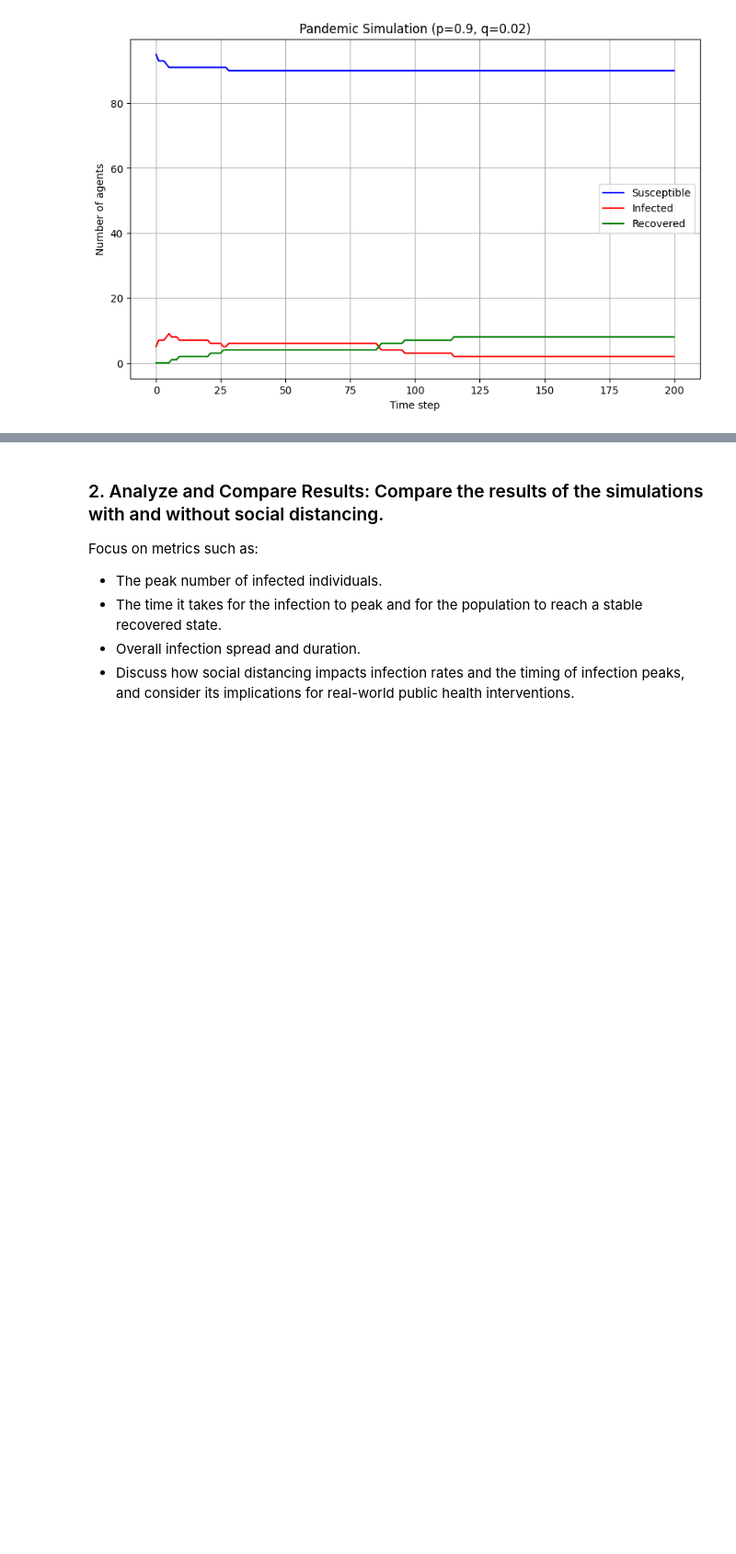
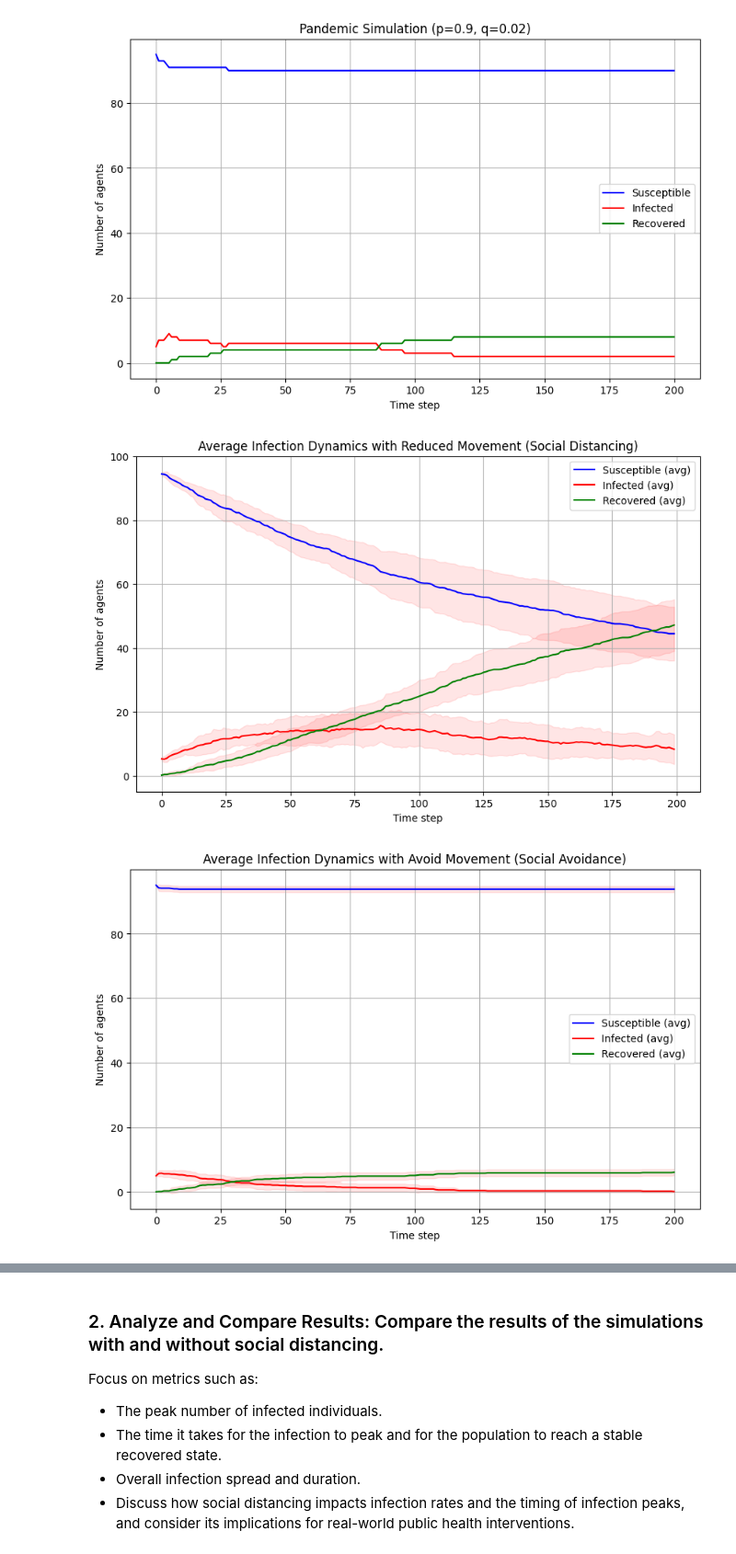
Before and after one commit to QianJingyun/Qian-BMI500-hw11, a Jupyter notebook: code.ipynb, the cells around one changed output, grey strips where cells are left out. Shown at 92% size. Cells and saved outputs as stored; diff of their text form; code cells hidden in the pictures; blank space fills up the shorter version.

```diff
--- a/code.ipynb
+++ b/code.ipynb
@@ -217,11 +217,11 @@ In Fig 4, p=0.1 and q=0.05. The infection peak is also very low, peaking aroung
 num_runs = 10  # number of simulations
 seeds = np.arange(100, 100 + num_runs)
 
-def run_10_simulation(seeds, grid_w, N, size):
+def run_10_simulation(seeds, grid_w, N, size, p = 0.5, q = 0.02):
     all_runs = []
     for seed in seeds:
         states, positions = initialize(seed=seed, grid_w=grid_w, N=N, size=size)
-        pop_counts = simulate(states, positions, p=0.5, q=0.02, grid_w=grid_w)
+        pop_counts = simulate(states, positions, p=p, q=q, grid_w=grid_w)
         all_runs.append(pop_counts)
 
     all_runs = np.array(all_runs)
@@ -390,7 +390,7 @@ states, positions = initialize(seed = 1024, grid_w = grid_w, N = 100, size = 5)
 
 def simulate_reduced(states, positions, p = 0.5, q = 0.01, grid_w = 75, grid_h = 75, move_prob = 0.3):
     pop_counts = []
-    for i in range(200):
+    for _ in range(200):
         positions = reduced_movement(positions, move_prob = move_prob, grid_w = grid_w, grid_h = grid_h)
         states = transmission(positions, states, p)
         states = recovery(positions, states, q)
@@ -420,4 +420,28 @@ plot(pop_counts_avoid, p = p, q = q)
 [figure]
 [figure]
 # %%
-# run the simulation 200 times
+# run the simulation 10 times
+N = 100
+grid_h, grid_w = 25, 25
+p = 0.9
+q = 0.02
+size = 5
+num_runs = 10
+seeds = np.arange(100, 100 + num_runs)
+
+def run_multi_simulation(sim_func, seeds, grid_w, grid_h, N, size, p, q, move_prob):
+    all_runs = []
+    for seed in seeds:
+        states, positions = initialize(seed=seed, grid_w=grid_w, N=N, size=size)
+        pop_counts = sim_func(states, positions, p=p, q=q, grid_w=grid_w, grid_h=grid_h, move_prob=move_prob)
+        all_runs.append(pop_counts)
+    return np.array(all_runs)
+
+all_runs_reduced = run_multi_simulation(simulate_reduced, seeds, grid_w, grid_h, N, size, p, q, move_prob = 0.5)
+plot_10_simulation(all_runs_reduced, "Average Infection Dynamics with Reduced Movement (Social Distancing)")
+
+all_runs_avoid = run_multi_simulation(simulate_avoid, seeds, grid_w, grid_h, N, size, p, q, move_prob = 0.5)
+plot_10_simulation(all_runs_avoid, "Average Infection Dynamics with Avoid Movement (Social Avoidance)")
+# %% [output]
+[figure, added]
+[figure, added]
```
Also changed, not shown: parts of 8 cells of this notebook, 2 other files.
